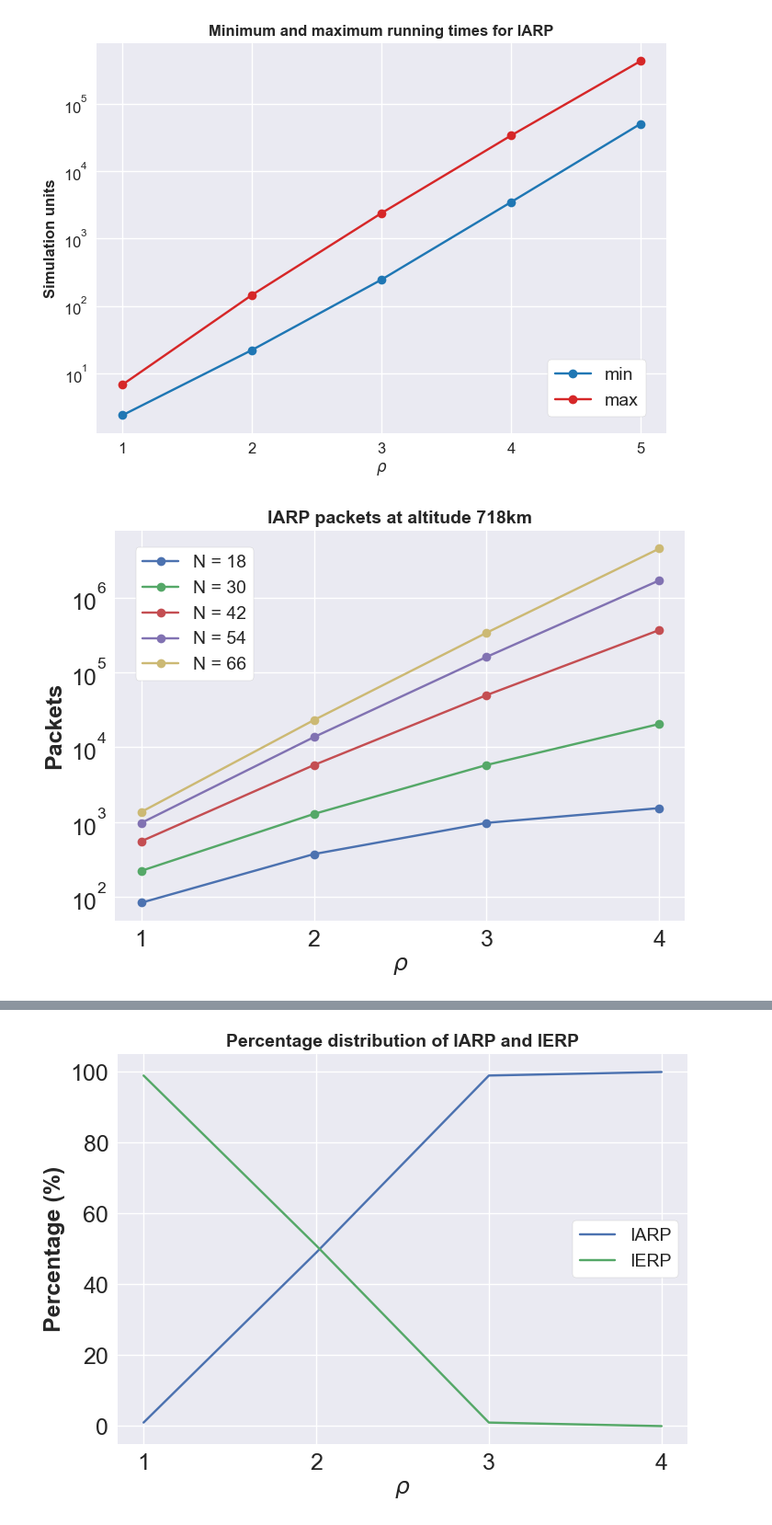
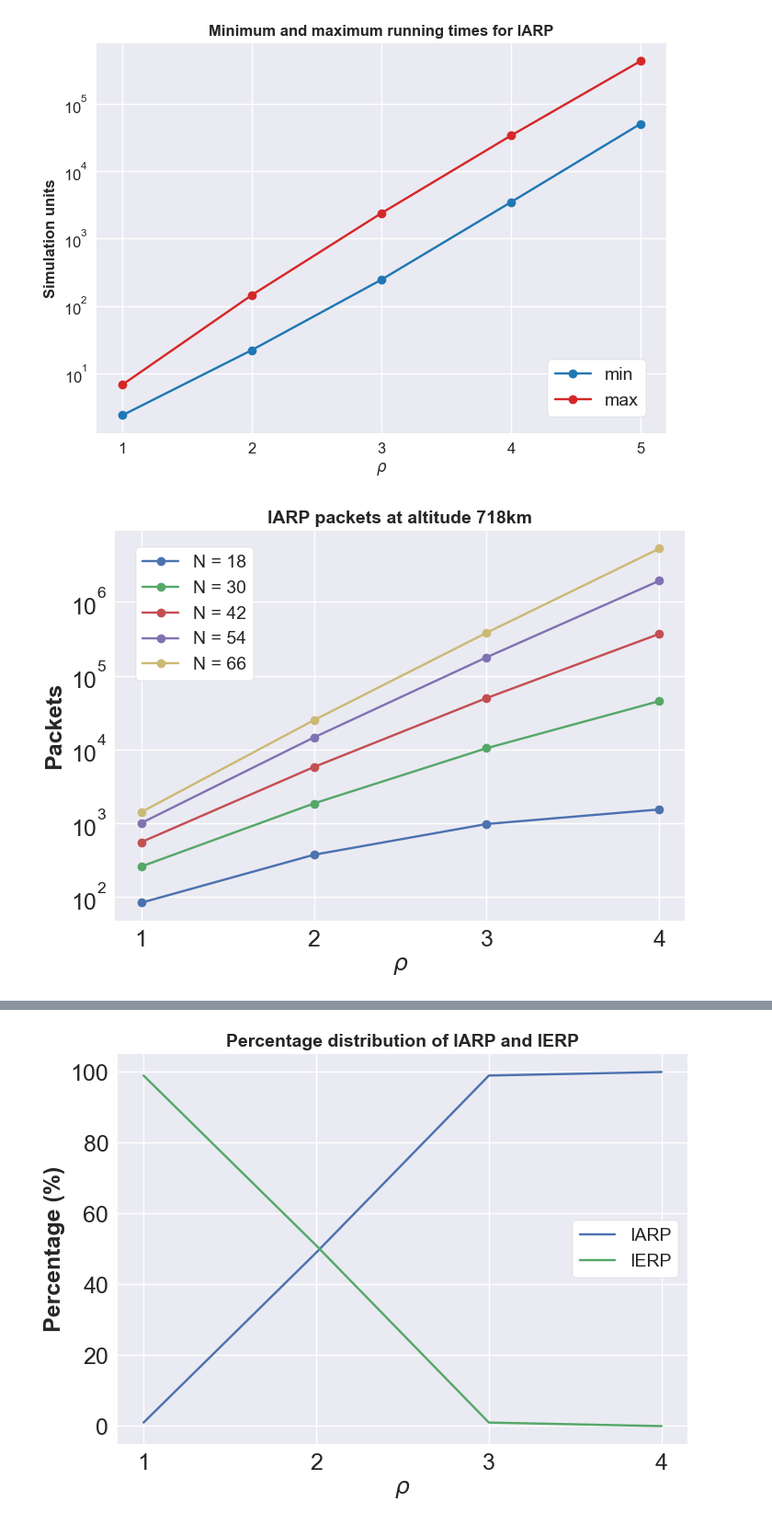
Before and after one commit to mathias-magnusson/Zone-routing-protocol, a Jupyter notebook: plot.ipynb, the cells around one changed output, grey strips where cells are left out. Shown at 92% size. Drawn from its saved outputs; the diff is of its cells as text; code cells hidden in the pictures.

```diff
--- a/plot.ipynb
+++ b/plot.ipynb
@@ -93,31 +93,31 @@ legend = plt.legend(loc='lower right', bbox_to_anchor=(0.98, 0.02), frameon=True
 # %%
 ## TESTING FOR IARP. X-VALUES ARE P, Y-VALUES ARE PACKETS, AND 5 DIFFERENT GRAPHS ARE NODE POPULATION
 
 zone_radius = [1,2,3,4]
 y_18 = [84, 375, 979, 1541]
-y_30 = [224, 1288, 5800, 20468]
+y_30 = [260, 1858, 10410, 45202]
 y_42 = [556, 5786,49690, 367498]
-y_54 = [976, 13664, 160984,1691026]
-y_66 = [1368, 23064, 338376, 4494512]
+y_54 = [1008, 14562, 177310, 1926590]
+y_66 = [1420, 24932, 380736, 5255952]
 
 plt.style.use('seaborn-v0_8')
 
 plt.plot(zone_radius, y_18, marker='o', linestyle='-', label='N = 18')
 plt.plot(zone_radius, y_30, marker='o', linestyle='-', label='N = 30')
 plt.plot(zone_radius, y_42, marker='o', linestyle='-', label='N = 42')
 plt.plot(zone_radius, y_54, marker='o', linestyle='-', label='N = 54')
 plt.plot(zone_radius, y_66, marker='o', linestyle='-', label='N = 66')
 
 plt.yscale('log')
 plt.xticks([1,2,3,4], fontsize=18)
 plt.yticks(fontsize=18)
 plt.xlabel('$\u03C1$', weight='bold', fontsize=18)
 plt.ylabel("Packets", weight='bold', fontsize=18)
 plt.title("IARP packets at altitude 718km", weight='bold', fontsize=14)
 
 legend = plt.legend(loc='upper left', bbox_to_anchor=(0.02, 0.98), frameon=True, framealpha=1, facecolor='white', fontsize = 14)
 # %% [output]
-[figure, old version]
+[figure, new version]
 # %%
 ## TESTING FOR IERP. X-VALUES ARE P, Y-VALUES ARE PACKETS, AND 5 DIFFERENT GRAPHS ARE NODE POPULATION
 
```
Also changed, not shown: parts of 6 cells of this notebook.
